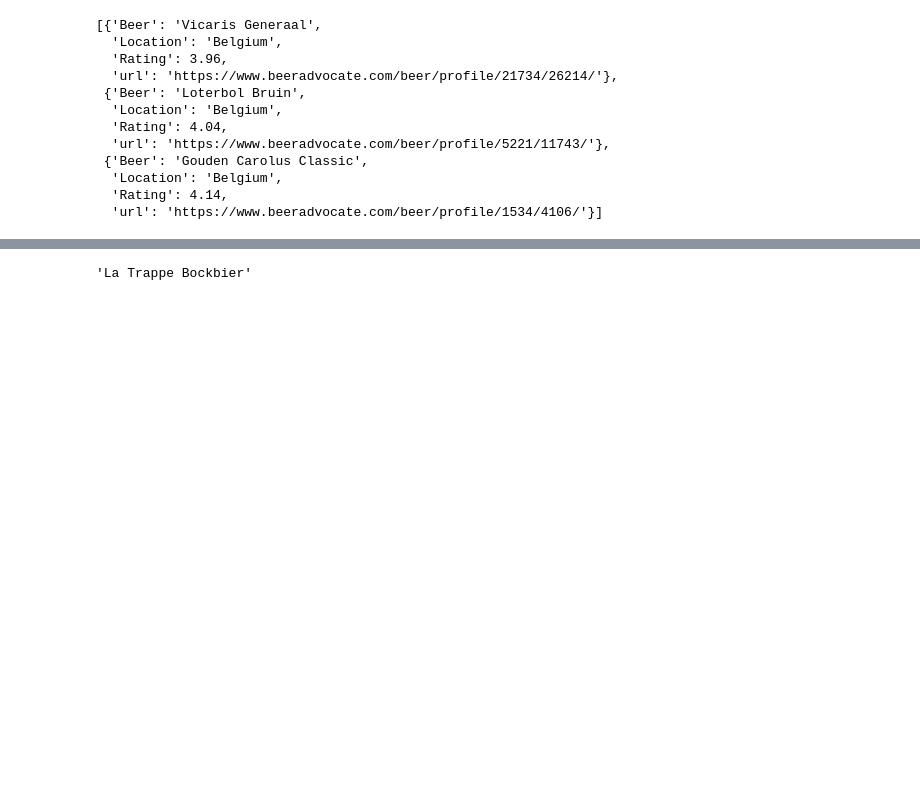
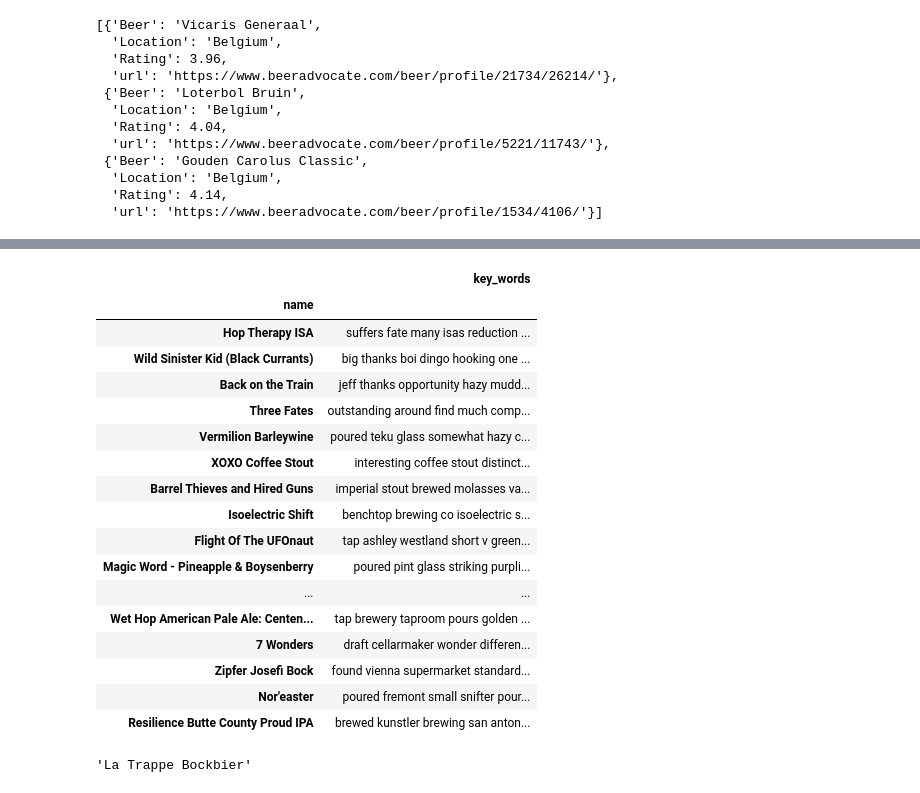
Before and after one commit to ssmithie/beer_recommender, a Jupyter notebook: Data_cleaning.ipynb, the cells around one changed output, grey strips where cells are left out. Cells and saved outputs as stored; diff of their text form; code cells hidden in the pictures; blank space fills up the shorter version.

```diff
--- a/Data_cleaning.ipynb
+++ b/Data_cleaning.ipynb
@@ -430,0 +492,21 @@ Then you should try:
+# %%
+sm_df.sample(20)
+# %% [output]
+|  | key_words |
+| name |  |
+| Hop Therapy ISA | suffers fate many isas reduction ... |
+| Wild Sinister Kid (Black Currants) | big thanks boi dingo hooking one ... |
+| Back on the Train | jeff thanks opportunity hazy mudd... |
+| Three Fates | outstanding around find much comp... |
+| Vermilion Barleywine | poured teku glass somewhat hazy c... |
+| XOXO Coffee Stout | interesting coffee stout distinct... |
+| Barrel Thieves and Hired Guns | imperial stout brewed molasses va... |
+| Isoelectric Shift | benchtop brewing co isoelectric s... |
+| Flight Of The UFOnaut | tap ashley westland short v green... |
+| Magic Word - Pineapple & Boysenberry | poured pint glass striking purpli... |
+| ... | ... |
+| Wet Hop American Pale Ale: Centen... | tap brewery taproom pours golden ... |
+| 7 Wonders | draft cellarmaker wonder differen... |
+| Zipfer Josefi Bock | found vienna supermarket standard... |
+| Nor'easter | poured fremont small snifter pour... |
+| Resilience Butte County Proud IPA | brewed kunstler brewing san anton... |
```
Also changed, not shown: parts of 12 cells of this notebook, 2 other files.
